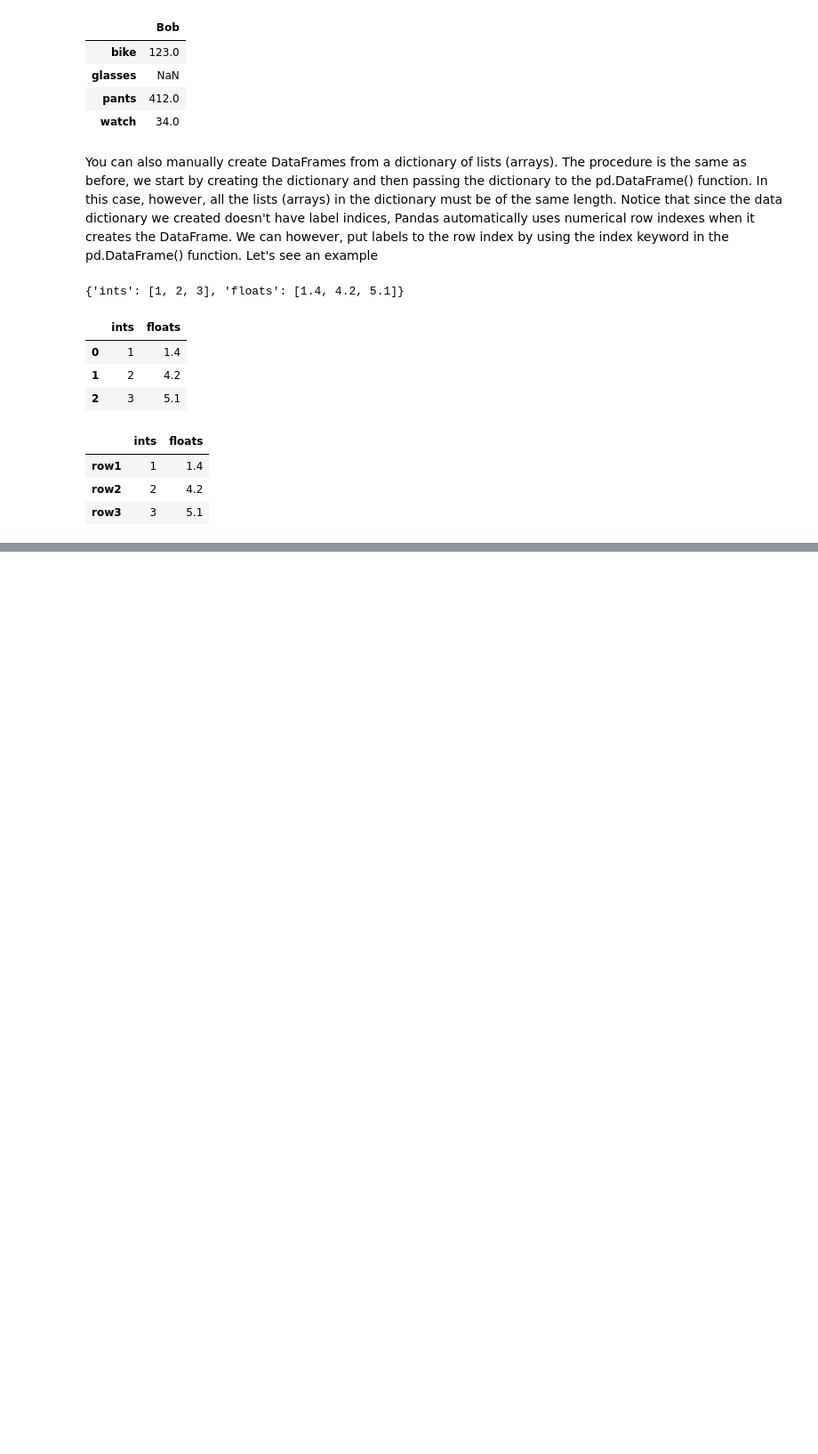
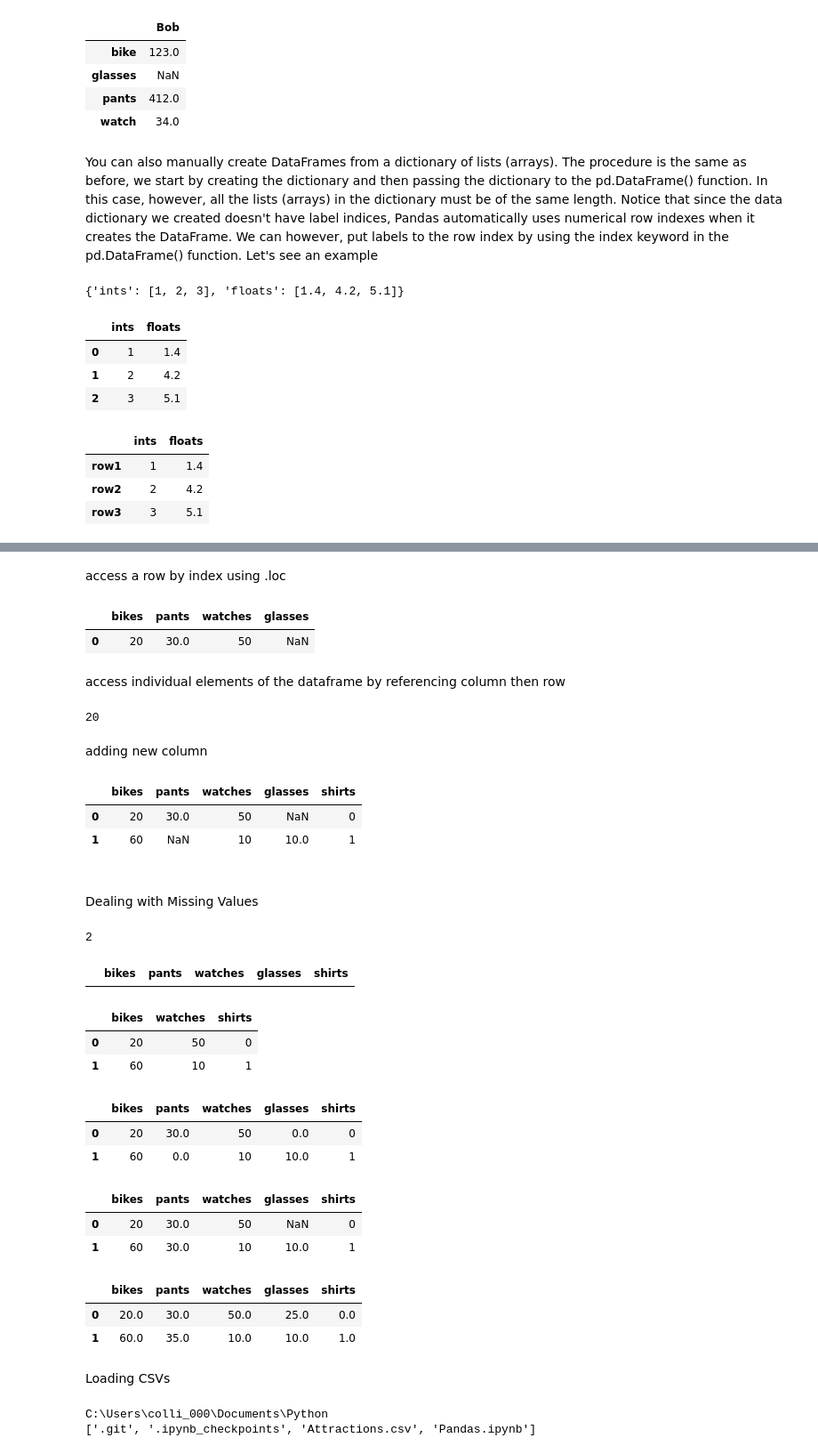
Before and after one commit to collinb6/Python, a Jupyter notebook: Pandas.ipynb, the cells around one changed output, grey strips where cells are left out. Shown at 89% size. Drawn from its saved outputs; the diff is of its cells as text; code cells hidden in the pictures; blank space fills up the shorter version.

```diff
--- a/Pandas.ipynb
+++ b/Pandas.ipynb
@@ -276,0 +279,3 @@ pd.DataFrame(data, index=['row1','row2','row3'])
+# %%
+items = [{'bikes':20, 'pants':30, 'watches':50},{'watches':10, 'bikes':60, 'glasses':10}]
+items
@@ -276,0 +285,4 @@ pd.DataFrame(data, index=['row1','row2','row3'])
+# %%
+import pandas as pd
+store_items = pd.DataFrame(items)
+store_items
@@ -276,0 +307,72 @@ pd.DataFrame(data, index=['row1','row2','row3'])
+# %% [markdown]
+access a row by index using .loc
+# %%
+store_items.loc[[0]]
+# %% [output]
+|  | bikes | pants | watches | glasses |
+| 0 | 20 | 30.0 | 50 | NaN |
+# %% [markdown]
+access individual elements of the dataframe by referencing column then row
+# %%
+store_items['bikes'][0]
+# %% [output]
+20
+# %% [markdown]
+adding new column
+# %%
+store_items['shirts'] = [0,1]
+store_items
+# %% [output]
+|  | bikes | pants | watches | glasses | shirts |
+| 0 | 20 | 30.0 | 50 | NaN | 0 |
+| 1 | 60 | NaN | 10 | 10.0 | 1 |
+# %% [markdown]
+##
+Dealing with Missing Values
+# %%
+## count the number of NaN values
+store_items.isnull().sum().sum()
+# %% [output]
+2
+# %%
+## drop rows with NaN values
+store_items.dropna(axis=0)
+# %% [output]
+|  | bikes | pants | watches | glasses | shirts |
+# %%
+## drop columns with NaN values
+store_items.dropna(axis=1)
+# %% [output]
+|  | bikes | watches | shirts |
+| 0 | 20 | 50 | 0 |
+| 1 | 60 | 10 | 1 |
+# %%
+## replace NaN values with 0
+store_items.fillna(0)
+# %% [output]
+|  | bikes | pants | watches | glasses | shirts |
+| 0 | 20 | 30.0 | 50 | 0.0 | 0 |
+| 1 | 60 | 0.0 | 10 | 10.0 | 1 |
+# %%
+## forward fill NaN values
+store_items.ffill()
+# %% [output]
+|  | bikes | pants | watches | glasses | shirts |
+| 0 | 20 | 30.0 | 50 | NaN | 0 |
+| 1 | 60 | 30.0 | 10 | 10.0 | 1 |
+# %%
+## interpolate the NaN values
+store_items.interpolate(method='linear', axis=1)
+# %% [output]
+|  | bikes | pants | watches | glasses | shirts |
+| 0 | 20.0 | 30.0 | 50.0 | 25.0 | 0.0 |
+| 1 | 60.0 | 35.0 | 10.0 | 10.0 | 1.0 |
+# %% [markdown]
+Loading CSVs
+# %%
+import os
+print(os.getcwd())
+print(os.listdir())
+# %% [output]
+C:\Users\colli_000\Documents\Python
+['.git', '.ipynb_checkpoints', 'Attractions.csv', 'Pandas.ipynb']
```
Also changed, not shown: parts of 12 cells of this notebook, 1 other file.
